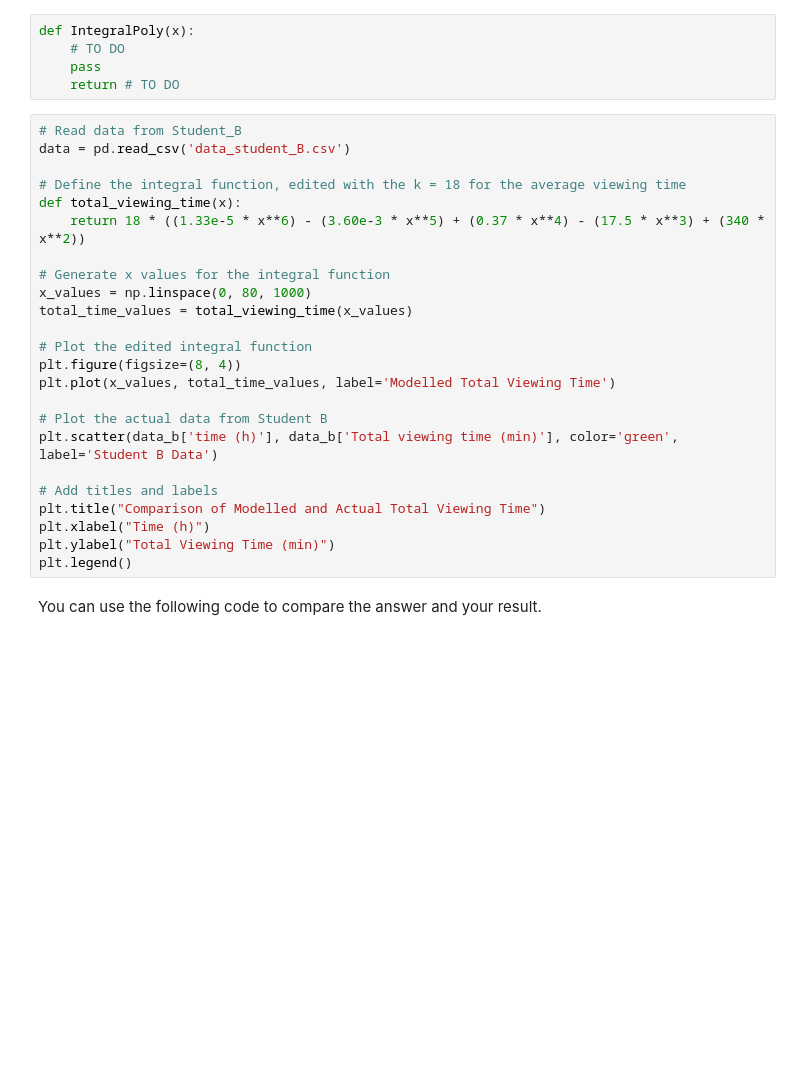
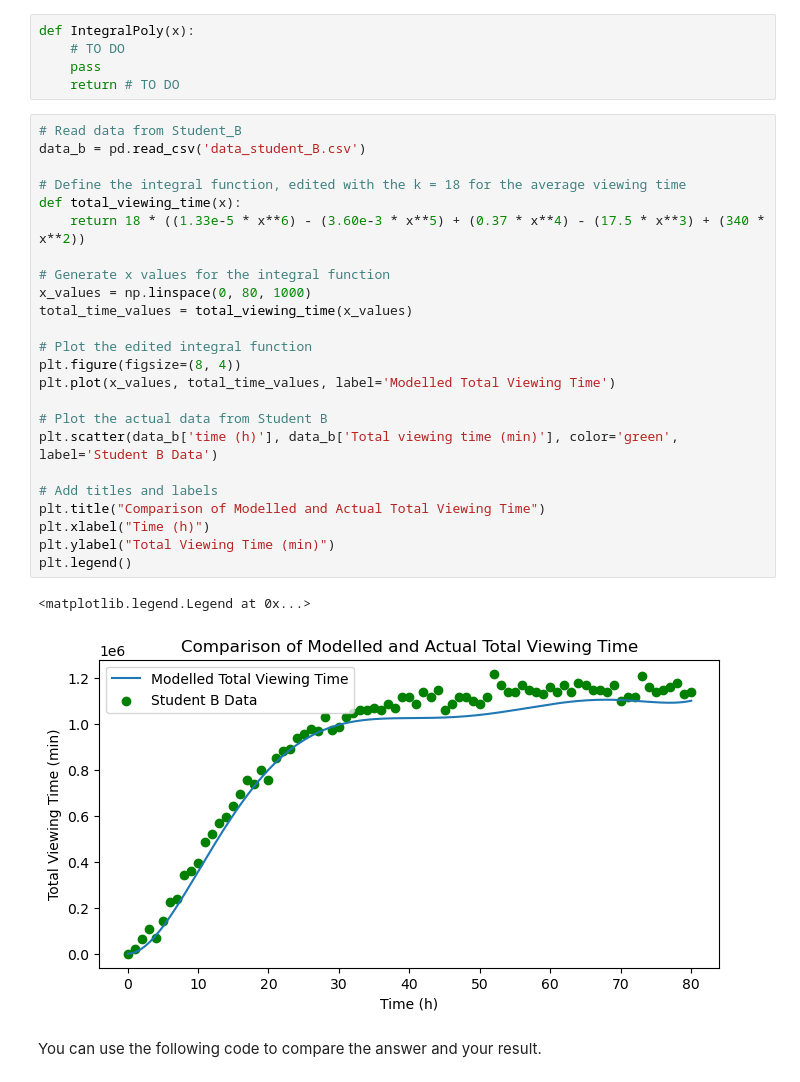
Before and after one commit to Kimiyaeltz/computational-thinking-week-individual-14956756, a Jupyter notebook: challenge_calculus/Review_Calculus.ipynb, the cells around one changed output. Cells and saved outputs as stored; diff of their text form; blank space fills up the shorter version.

```diff
--- a/challenge_calculus/Review_Calculus.ipynb
+++ b/challenge_calculus/Review_Calculus.ipynb
@@ -121,28 +121,31 @@ def IntegralPoly(x):
     return # TO DO
 # %%
 # Read data from Student_B
-data = pd.read_csv('data_student_B.csv')
+data_b = pd.read_csv('data_student_B.csv')
 
 # Define the integral function, edited with the k = 18 for the average viewing time
 def total_viewing_time(x):
     return 18 * ((1.33e-5 * x**6) - (3.60e-3 * x**5) + (0.37 * x**4) - (17.5 * x**3) + (340 * x**2))
 
 # Generate x values for the integral function
 x_values = np.linspace(0, 80, 1000)
 total_time_values = total_viewing_time(x_values)
 
 # Plot the edited integral function
 plt.figure(figsize=(8, 4))
 plt.plot(x_values, total_time_values, label='Modelled Total Viewing Time')
 
 # Plot the actual data from Student B
 plt.scatter(data_b['time (h)'], data_b['Total viewing time (min)'], color='green', label='Student B Data')
 
 # Add titles and labels
 plt.title("Comparison of Modelled and Actual Total Viewing Time")
 plt.xlabel("Time (h)")
 plt.ylabel("Total Viewing Time (min)")
 plt.legend()
+# %% [output]
+<matplotlib.legend.Legend at 0x...>
+[figure, added]
 # %% [markdown]
 You can use the following code to compare the answer and your result.
 # %%
```
Also changed, not shown: parts of 5 cells of this notebook, 1 other file.
